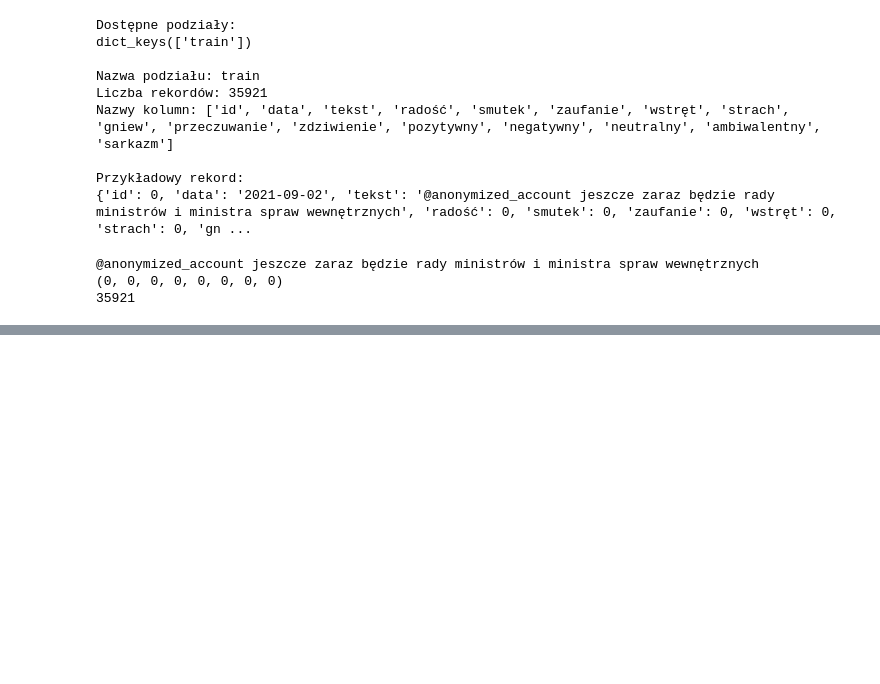
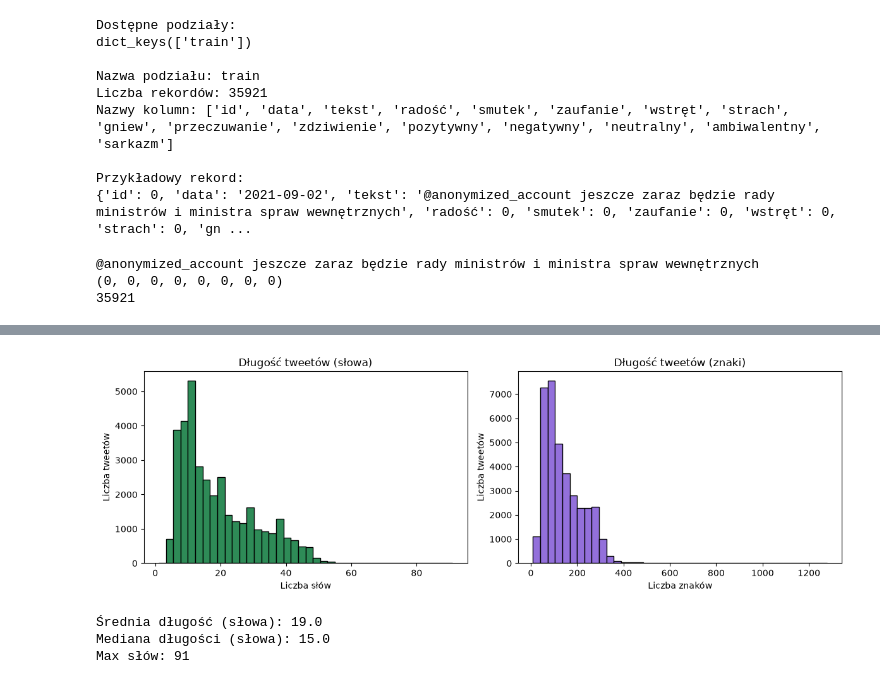
Before and after one commit to marcinoPlayGames/Analyze-emotions-in-polish-internet-posts-using-dataset-TwitterEmo, a Jupyter notebook: notebooks/01_poc_herbert.ipynb, the cells around one changed output, grey strips where cells are left out. Saved outputs shown, nothing was run; the diff lists cells and outputs as text; code cells hidden in the pictures; blank space fills up the shorter version.

```diff
--- a/notebooks/01_poc_herbert.ipynb
+++ b/notebooks/01_poc_herbert.ipynb
@@ -87,0 +126,27 @@ print(len(labels))
+# %%
+text_lengths = [len(t.split()) for t in texts]  # liczba słów
+char_lengths = [len(t) for t in texts]          # liczba znaków
+
+fig, axes = plt.subplots(1, 2, figsize=(12, 4))
+
+axes[0].hist(text_lengths, bins=40, color="seagreen", edgecolor="black")
+axes[0].set_title("Długość tweetów (słowa)")
+axes[0].set_xlabel("Liczba słów")
+axes[0].set_ylabel("Liczba tweetów")
+
+axes[1].hist(char_lengths, bins=40, color="mediumpurple", edgecolor="black")
+axes[1].set_title("Długość tweetów (znaki)")
+axes[1].set_xlabel("Liczba znaków")
+axes[1].set_ylabel("Liczba tweetów")
+
+plt.tight_layout()
+plt.show()
+
+print(f"Średnia długość (słowa): {np.mean(text_lengths):.1f}")
+print(f"Mediana długości (słowa): {np.median(text_lengths):.1f}")
+print(f"Max słów: {max(text_lengths)}")
+# %% [output]
+[figure, added]
+Średnia długość (słowa): 19.0
+Mediana długości (słowa): 15.0
+Max słów: 91
```
Also changed, not shown: parts of 7 cells of this notebook.
